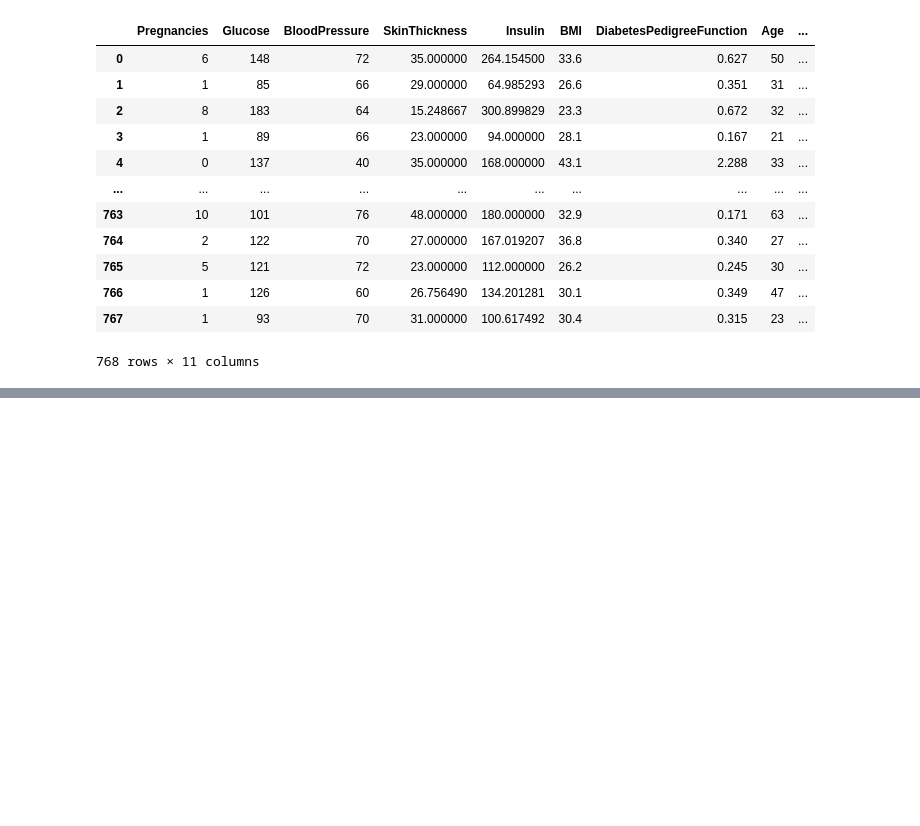
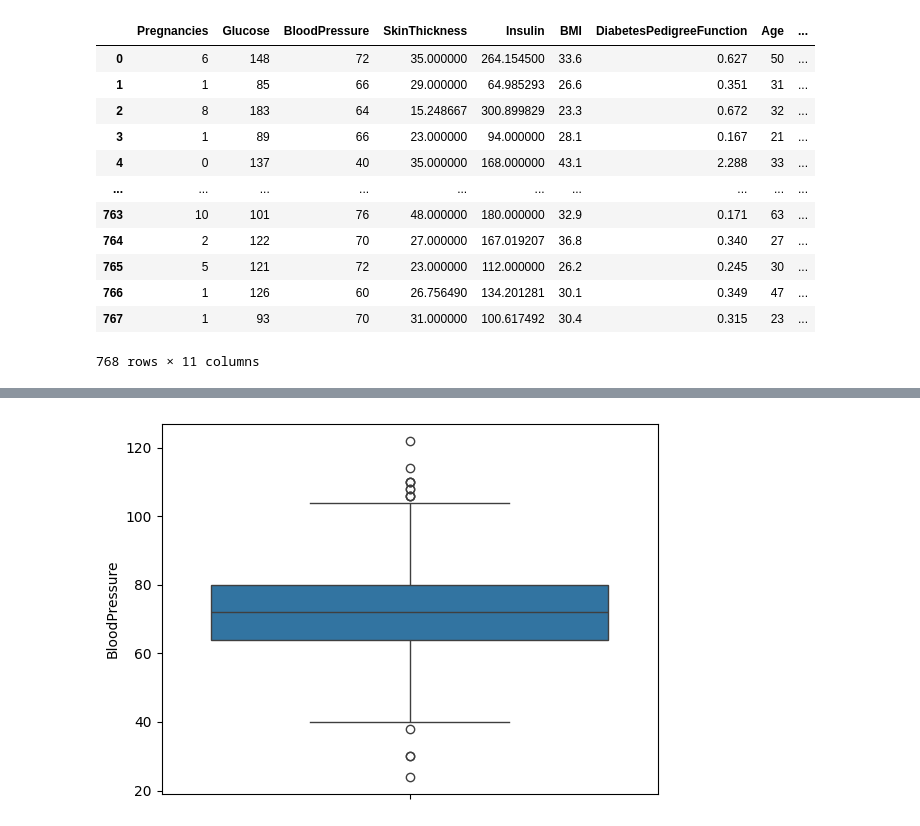
Before and after one commit to salhi-mohamed/diabetes_prediction, a Jupyter notebook: Untitled.ipynb, the cells around one changed output, grey strips where cells are left out. Saved outputs shown, nothing was run; the diff lists cells and outputs as text; code cells hidden in the pictures; blank space fills up the shorter version.

```diff
--- a/Untitled.ipynb
+++ b/Untitled.ipynb
@@ -313,0 +396,8 @@ df
+# %%
+import matplotlib.pyplot as plt
+import seaborn as sns
+
+sns.boxplot(data=df['BloodPressure'])
+plt.show()
+# %% [output]
+[figure, added]
```
Also changed, not shown: parts of 55 cells of this notebook.
